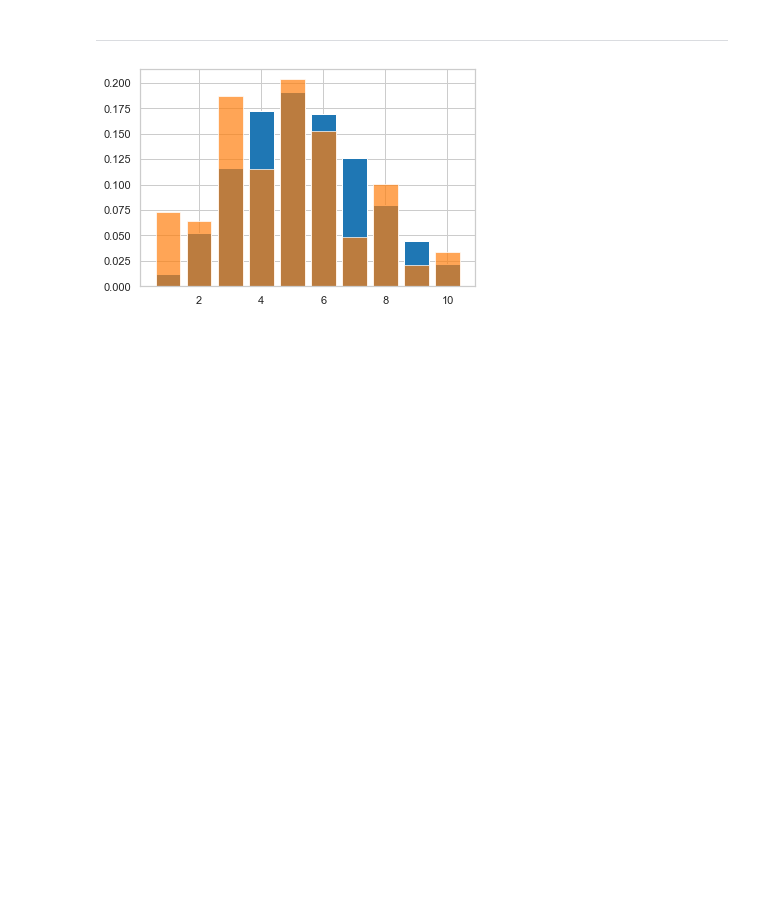
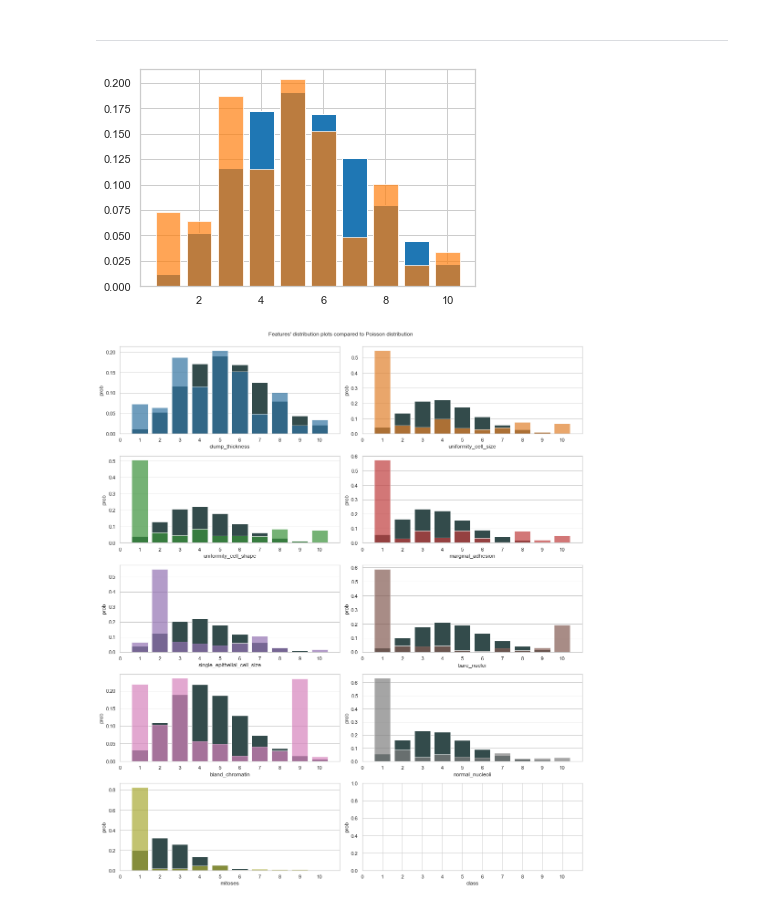
Before and after one commit to rromang/breast_cancer_classification, a Jupyter notebook: notebooks/initial.ipynb, the cells around one changed output. Cells and saved outputs as stored; diff of their text form; code cells hidden in the pictures; blank space fills up the shorter version.

```diff
--- a/notebooks/initial.ipynb
+++ b/notebooks/initial.ipynb
@@ -516,3 +559,47 @@ plt.bar(df_dropped['clump_thickness'].unique(),df_dropped['clump_thickness'].val
 plt.show()
 # %% [output]
 [figure]
+# %%
+#create multiple subplots to see the cumulative distribution for each feature
+#----------------------------------------------
+fig, axs = plt.subplots(5,2,\
+    figsize=(15,17),sharey=False, sharex=False)
+plt.subplots_adjust(wspace = 0.2, hspace = 0.2)
+plt.suptitle("Features' distribution plots compared to Poisson distribution", y=1)
+# plt.setp(axs, xlim=(0,10), ylim=(0,0.75), xticks=list(range(0,11)))
+((ax1, ax2), (ax3, ax4), (ax5, ax6), (ax7, ax8), (ax9, ax10))=axs
+
+names = df_dropped.columns
+names = names.format()
+ax_lst = list(tuple(chain.from_iterable(axs)))
+
+colors = ['tab:blue','tab:orange','tab:green','tab:red','tab:purple','tab:brown',\
+    'tab:pink','tab:gray','tab:olive','tab:cyan']
+
+
+for i in range(len(names[:9])):
+    np.random.seed(42)
+    #created random integers from 1-10
+    x = np.random.randint(1,11,size=680)
+    # print(x)
+
+    y = poisson.pmf(x, mu=df_dropped[names[i]].mean(), loc=1)
+    sns.barplot(x=x, y=y, ax=ax_lst[i], ci=None, color='darkslategrey')
+    # plt.bar(x, y, color='darkslategrey')
+    sns.barplot(x=df_dropped[names[i]].unique(), y=df_dropped[names[i]].value_counts()/len(df_dropped[names[i]]), ax=ax_lst[i], ci=None, color=colors[i], alpha=0.7)
+    # plt.bar(,, alpha=0.7, color=colors[i])
+    # sns.barplot(x=pmf_df.score, y=pmf_df[names[i]], ax=ax_lst[i], ci=None, color=colors[i])
+
+for i, ax in zip(range(len(names)), axs.flat):
+    ax.set(ylabel='prob')
+    ax.set(xlabel=names[i])
+    ax.set_xlim([-1,10])
+    ax.set_xticks(list(range(-1,10)))
+    ax.set_xticklabels(list(range(0,11)))
+    # ax.set_title(names[i])
+
+plt.tight_layout()
+fig.savefig('../images/exploratory_analysis/poisson_comp_plots.png', bbox_inches='tight',dpi=600)
+plt.show()
+# %% [output]
+[figure, added]
```
Also changed, not shown: parts of 5 cells of this notebook.
